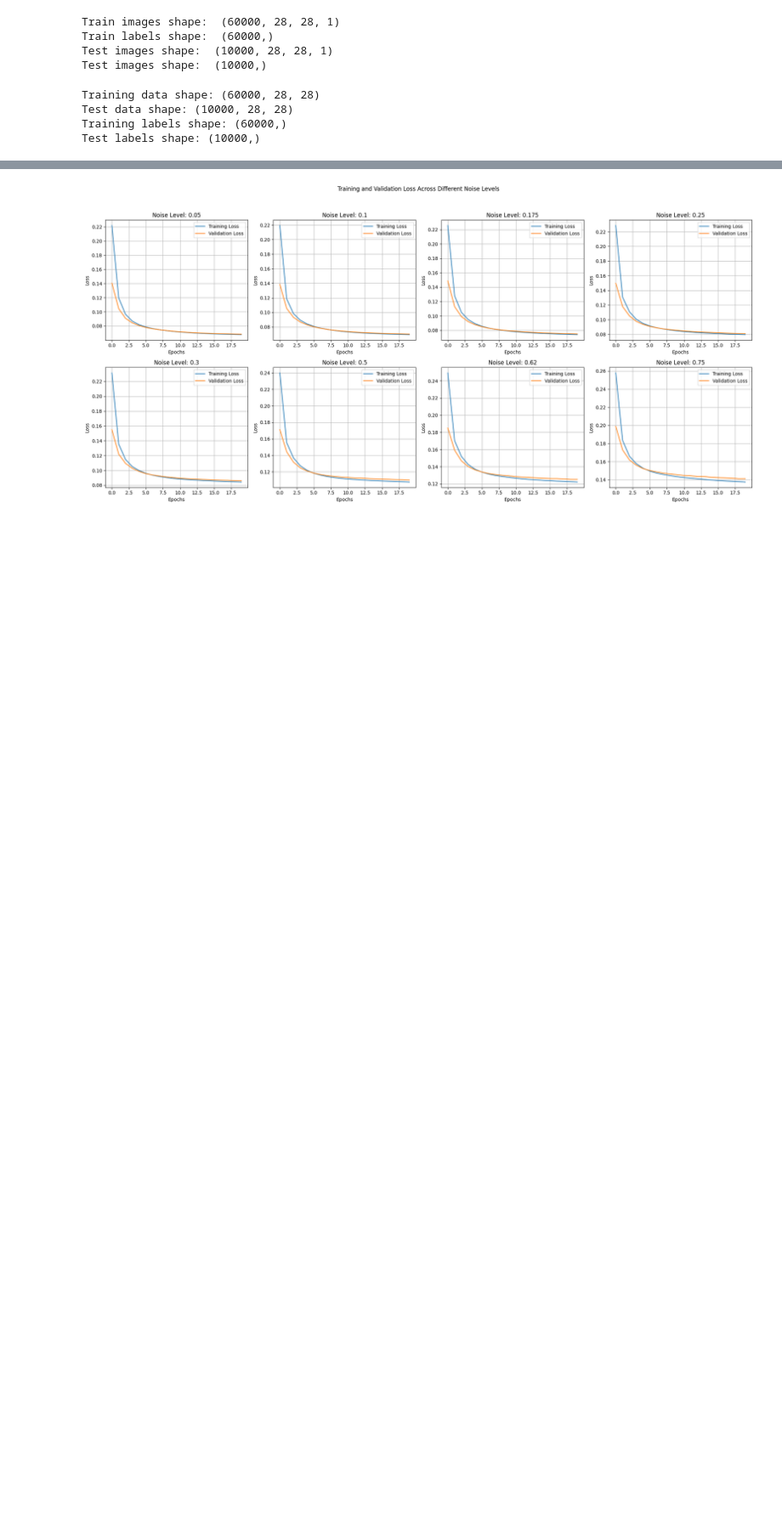
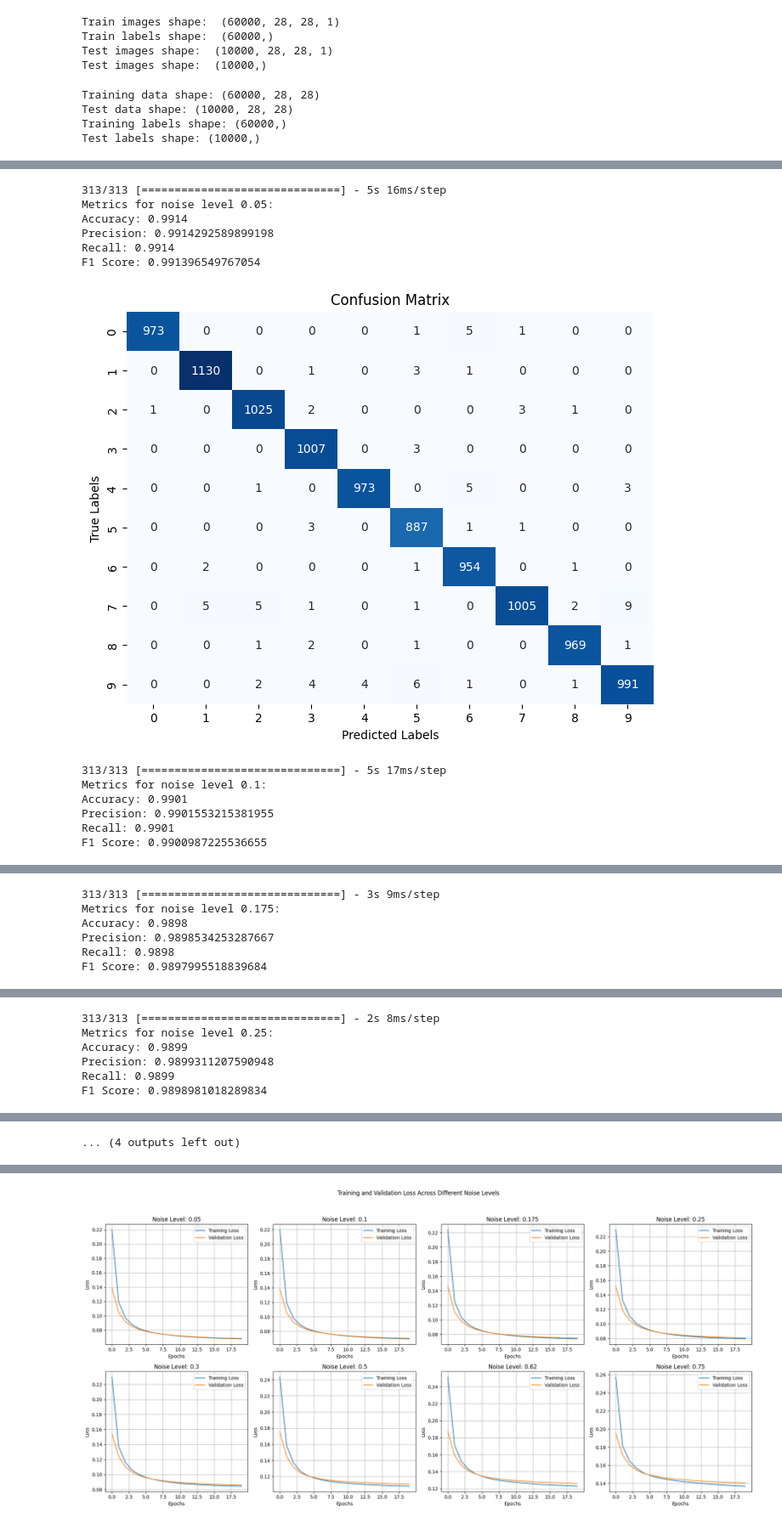
Before and after one commit to csci595-research-lit-spring-2024/595-class-project-spring-2024-bharathmp09, a Jupyter notebook: notebooks/research_project.ipynb, the cells around one changed output, grey strips where cells are left out. Shown at 85% size. Saved outputs shown, nothing was run; the diff lists cells and outputs as text; code cells hidden in the pictures; blank space fills up the shorter version.

```diff
--- a/notebooks/research_project.ipynb
+++ b/notebooks/research_project.ipynb
@@ -189,0 +201,62 @@ Noise Level: 0.75, Loss: 0.14419379830360413, Accuracy: 0.9545000195503235
+# %%
+from sklearn.metrics import accuracy_score, confusion_matrix, precision_score, recall_score, f1_score
+import seaborn as sns
+
+# Assume X_test, y_test are defined and preprocessed appropriately
+
+# Lists to store metrics for each noise level
+accuracies = []
+confusion_matrices = []
+precisions = []
+recalls = []
+f1_scores = []
+
+# Evaluate each model
+for noise_level, model in zip(noise_levels, cnn_models):
+    # Predict labels for the test dataset
+    y_pred = model.predict(X_test)
+    y_pred_classes = np.argmax(y_pred, axis=1)  # Convert probabilities to class labels
+
+    # Calculate metrics
+    accuracy = accuracy_score(y_test, y_pred_classes)
+    accuracies.append(accuracy)
+
+    cm = confusion_matrix(y_test, y_pred_classes)
+    confusion_matrices.append(cm)
+
+    precision = precision_score(y_test, y_pred_classes, average='weighted')
+    precisions.append(precision)
+
+    recall = recall_score(y_test, y_pred_classes, average='weighted')
+    recalls.append(recall)
+
+    f1 = f1_score(y_test, y_pred_classes, average='weighted')
+    f1_scores.append(f1)
+
+    # Print results for each noise level
+    print(f"Metrics for noise level {noise_level}:")
+    print(f"Accuracy: {accuracy}")
+    print(f"Precision: {precision}")
+    print(f"Recall: {recall}")
+    print(f"F1 Score: {f1}\n")
+    # Plot the confusion matrix
+    plt.figure(figsize=(8, 6))
+    sns.heatmap(cm, annot=True, fmt='d', cmap='Blues', cbar=False)
+    plt.xlabel('Predicted Labels')
+    plt.ylabel('True Labels')
+    plt.title('Confusion Matrix')
+    plt.show()
+# %% [output]
+313/313 [==============================] - 5s 16ms/step
+Metrics for noise level 0.05:
+Accuracy: 0.9914
+Precision: 0.9914292589899198
+Recall: 0.9914
+F1 Score: 0.991396549767054
+[figure, added]
+313/313 [==============================] - 5s 17ms/step
+Metrics for noise level 0.1:
+Accuracy: 0.9901
+Precision: 0.9901553215381955
+Recall: 0.9901
+F1 Score: 0.9900987225536655
@@ -189,0 +264,6 @@ Noise Level: 0.75, Loss: 0.14419379830360413, Accuracy: 0.9545000195503235
+313/313 [==============================] - 3s 9ms/step
+Metrics for noise level 0.175:
+Accuracy: 0.9898
+Precision: 0.9898534253287667
+Recall: 0.9898
+F1 Score: 0.9897995518839684
@@ -189,0 +271,6 @@ Noise Level: 0.75, Loss: 0.14419379830360413, Accuracy: 0.9545000195503235
+313/313 [==============================] - 2s 8ms/step
+Metrics for noise level 0.25:
+Accuracy: 0.9899
+Precision: 0.9899311207590948
+Recall: 0.9899
+F1 Score: 0.9898981018289834
@@ -189,0 +292 @@ Noise Level: 0.75, Loss: 0.14419379830360413, Accuracy: 0.9545000195503235
+... (4 outputs left out)
```
Also changed, not shown: parts of 21 cells of this notebook.
